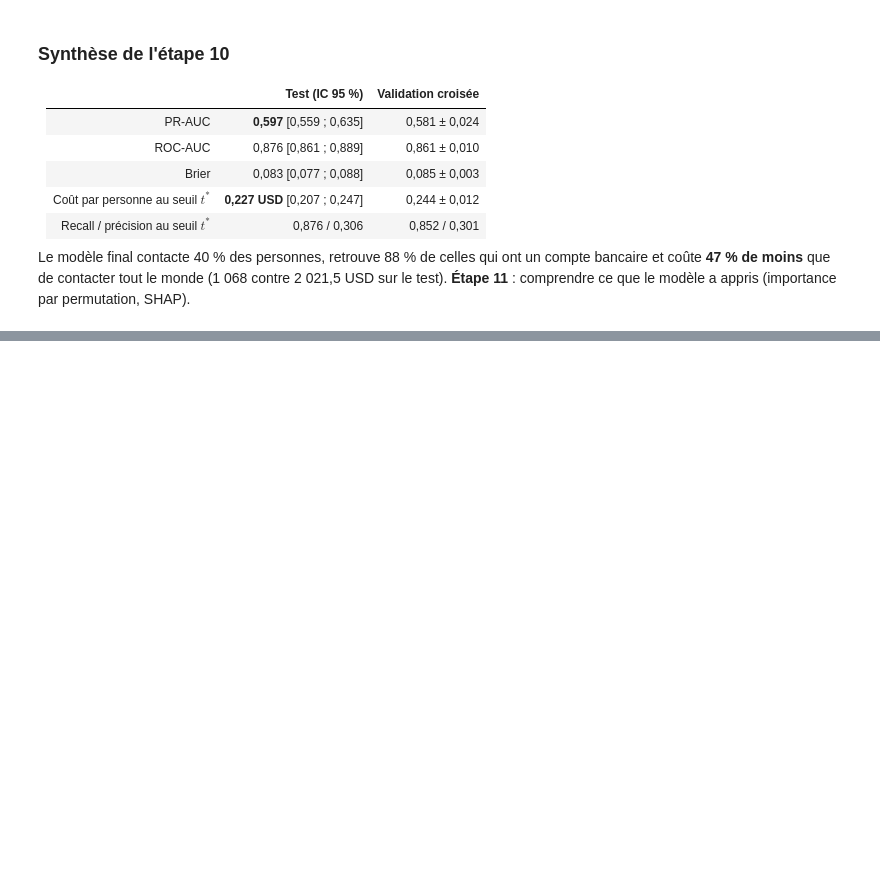
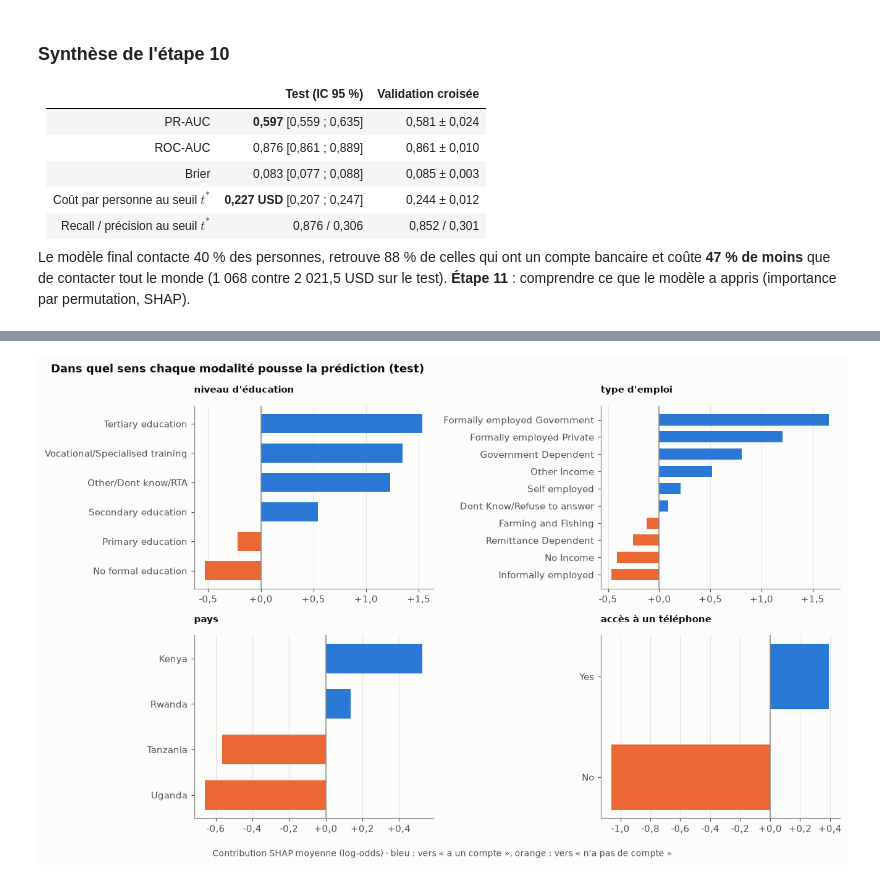
Before and after one commit to kmache/financial-inclusion-africa, a Jupyter notebook: notebooks/06_test_final_interpretation.ipynb, the cells around one changed output, grey strips where cells are left out. Cells and saved outputs as stored; diff of their text form; code cells hidden in the pictures; blank space fills up the shorter version.

```diff
--- a/notebooks/06_test_final_interpretation.ipynb
+++ b/notebooks/06_test_final_interpretation.ipynb
@@ -308,0 +491,19 @@ Le modèle final contacte 40 % des personnes, retrouve 88 % de celles qui ont un
+# %%
+# Sens des effets : contribution SHAP moyenne de chaque modalité (variable d'origine)
+fig, axes = plt.subplots(2, 2, figsize=(12, 7.5))
+for ax, var in zip(axes.flat, ["education_level", "job_type", "country", "cellphone_access"]):
+    means = shap_raw[var].groupby(X_test[var]).mean().sort_values()
+    colors = [viz.YES if v > 0 else viz.NO for v in means]
+    ax.barh(means.index.astype(str), means, color=colors, height=0.65)
+    ax.axvline(0, color=viz.INK_3, lw=1)
+    ax.set_title(LABELS[var], fontsize=10)
+    viz.fr_axis(ax, "x", "{:+.1f}")
+    ax.grid(axis="y", visible=False)
+fig.supxlabel("Contribution SHAP moyenne (log-odds) · bleu : vers « a un compte », orange : vers « n'a pas de compte »",
+              fontsize=9, color=viz.INK_2)
+fig.suptitle("Dans quel sens chaque modalité pousse la prédiction (test)", x=0.02, ha="left", fontweight="bold")
+fig.tight_layout()
+viz.save(fig, "11_shap_par_modalite")
+plt.show()
+# %% [output]
+[figure, added]
```
Also changed, not shown: parts of 28 cells of this notebook, 6 other files.
